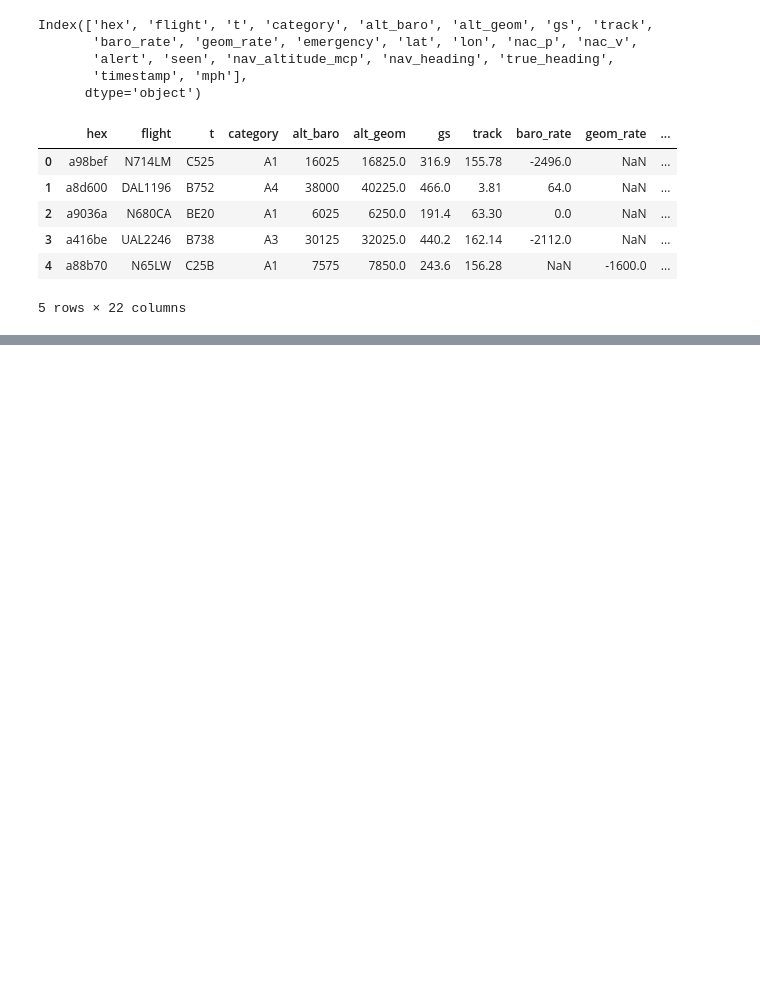
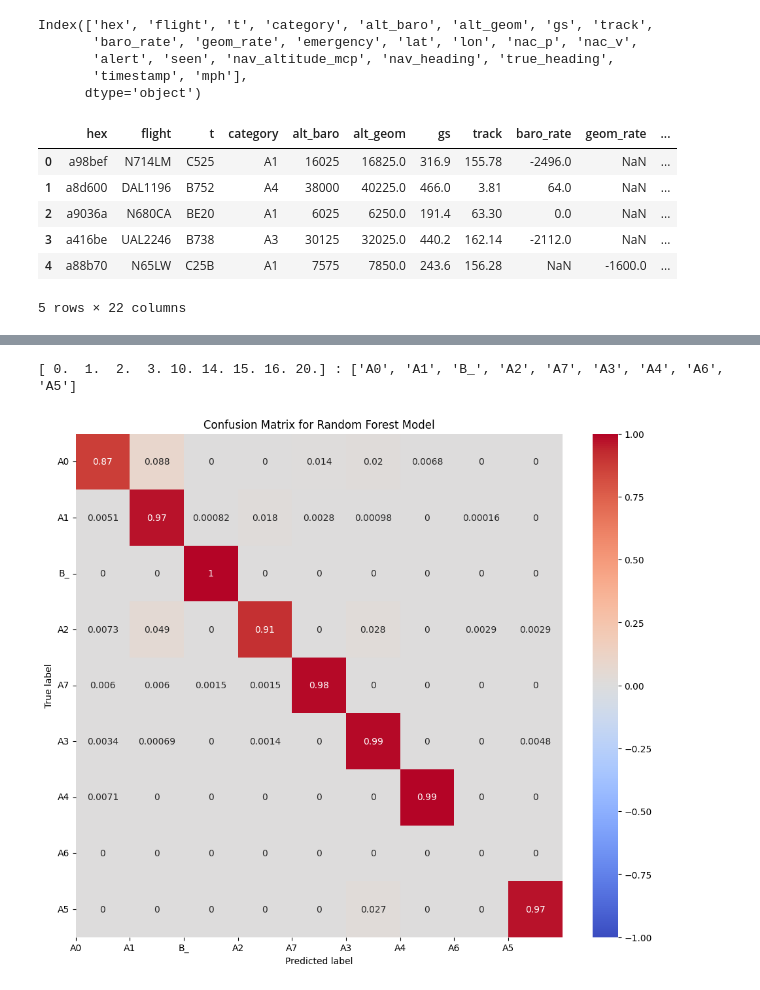
Before and after one commit to lwilsen/adsb_project, a Jupyter notebook: adsb.ipynb, the cells around one changed output, grey strips where cells are left out. Saved outputs shown, nothing was run; the diff lists cells and outputs as text; code cells hidden in the pictures; blank space fills up the shorter version.

```diff
--- a/adsb.ipynb
+++ b/adsb.ipynb
@@ -120,0 +485,9 @@ file.head()
+# %%
+# Naive Bayes
+nb_mod = GaussianNB()
+
+piped_traineval(nb_mod, StandardScaler(), X_train, y_train, X_test, y_test)
+piped_traineval(nb_mod, MinMaxScaler(), X_train, y_train, X_test, y_test)
+piped_traineval(nb_mod, RobustScaler(), X_train, y_train, X_test, y_test)
+
+model_accuracy_titanic_compare_piped
@@ -120,0 +571,5 @@ file.head()
+# %%
+y_pred = rf_random.best_estimator_.predict(X_test)
+accuracy = accuracy_score(y_test, y_pred)
+f1 = f1_score(y_pred, y_test, average="weighted")
+print(accuracy, f1)
@@ -120,0 +578,4 @@ file.head()
+# %%
+matrix = confusion_matrix(y_pred, y_test).astype("float") / confusion_matrix(y_pred, y_test).sum(axis=1)[:, np.newaxis]
+matrix[7] = np.array(0)
+matrix
@@ -120,0 +600,22 @@ file.head()
+# %%
+rf_random.best_estimator_.classes_
+classes = rf_random.best_estimator_.classes_
+class_names = ["A0","A1","B_","A2","A7","A3","A4","A6","A5"]
+
+print(f"{classes} : {class_names}")
+# %% [output]
+[ 0.  1.  2.  3. 10. 14. 15. 16. 20.] : ['A0', 'A1', 'B_', 'A2', 'A7', 'A3', 'A4', 'A6', 'A5']
+# %%
+
+plt.figure(figsize=(12, 10))
+sns.heatmap(matrix, annot=True, cmap="coolwarm", vmin=-1, vmax=1)
+tick_marks = np.arange(len(class_names))
+tick_marks2 = tick_marks + 0.5
+plt.xticks(tick_marks, class_names, rotation=0)
+plt.yticks(tick_marks2, class_names, rotation=0)
+plt.xlabel('Predicted label')
+plt.ylabel('True label')
+plt.title('Confusion Matrix for Random Forest Model')
+plt.show()
+# %% [output]
+[figure, added]
```
Also changed, not shown: parts of 31 cells of this notebook, 9 other files.
